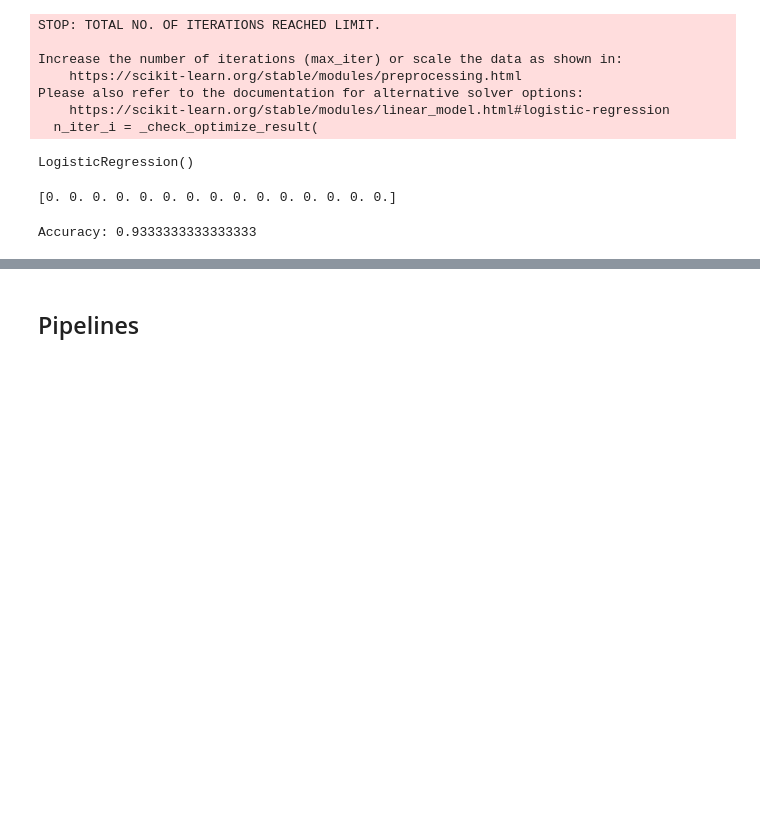
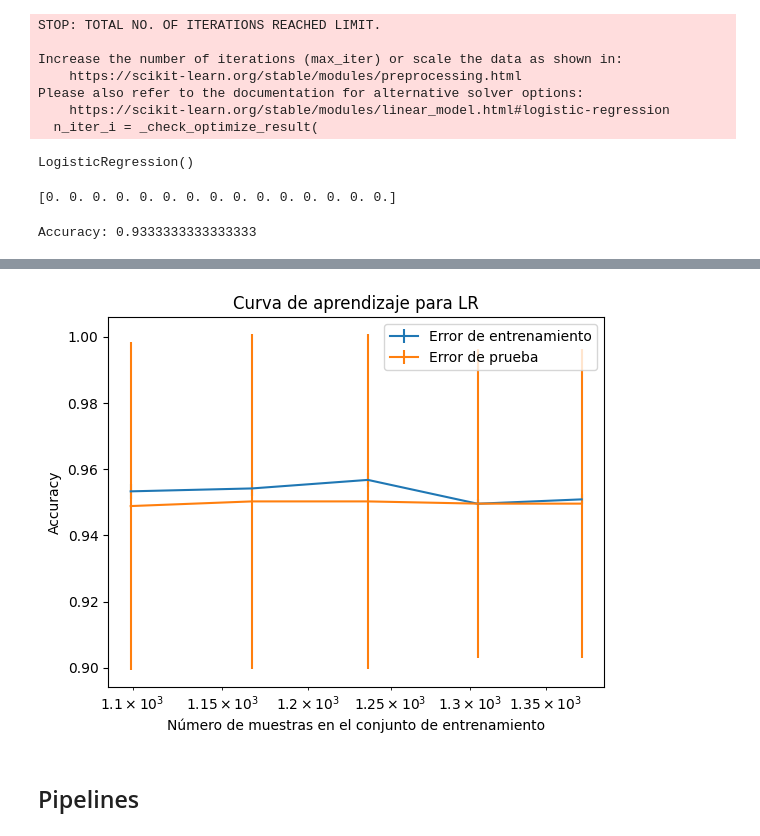
Before and after one commit to ricardoahumada/DataExpert, a Jupyter notebook: src/3.2.etapa4_Train_HybridClass_v1.ipynb, the cells around one changed output, grey strips where cells are left out. Drawn from its saved outputs; the diff is of its cells as text; code cells hidden in the pictures; blank space fills up the shorter version.

```diff
--- a/src/3.2.etapa4_Train_HybridClass_v1.ipynb
+++ b/src/3.2.etapa4_Train_HybridClass_v1.ipynb
@@ -337,3 +442,9 @@ Accuracy: 0.9333333333333333
+# %%
+train_sizes = np.linspace(0.8, 1.0, num=5, endpoint=True)
+
+generate_learning_curves('LR', lr_model, X, y, train_sizes, kf)
+# %% [output]
+[figure, added]
 # %% [markdown]
 ## Pipelines
 # %%
```
Also changed, not shown: parts of 22 cells of this notebook, 2 other files.
